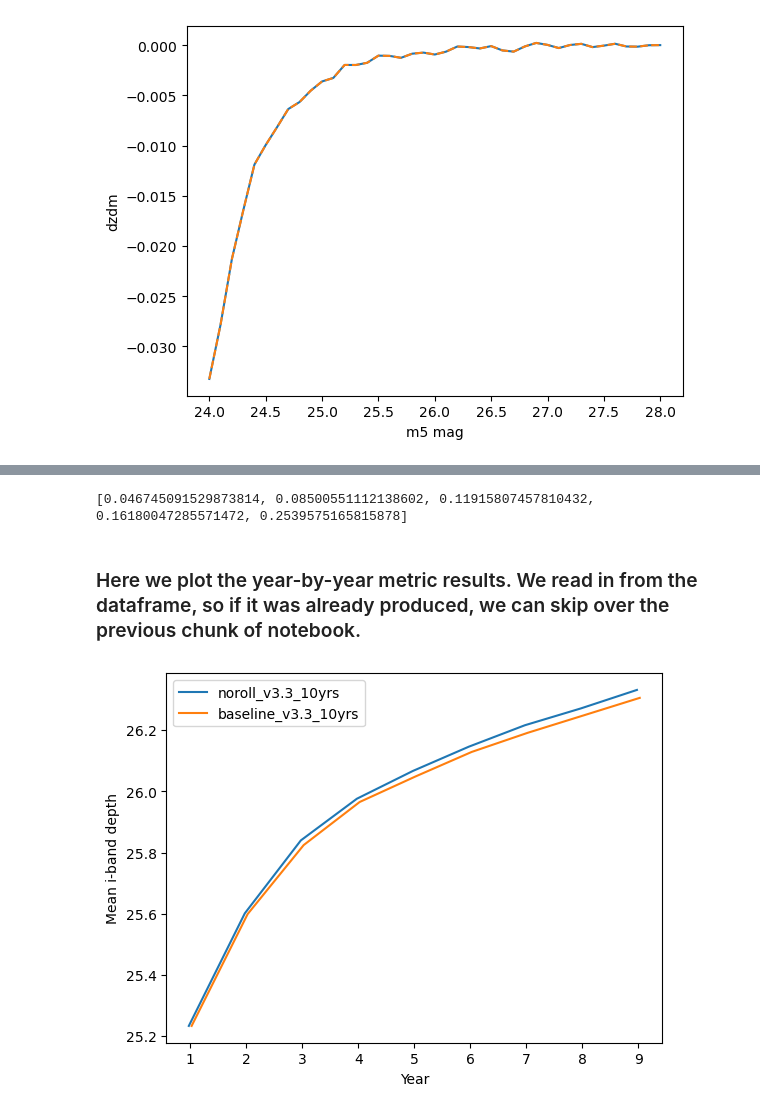
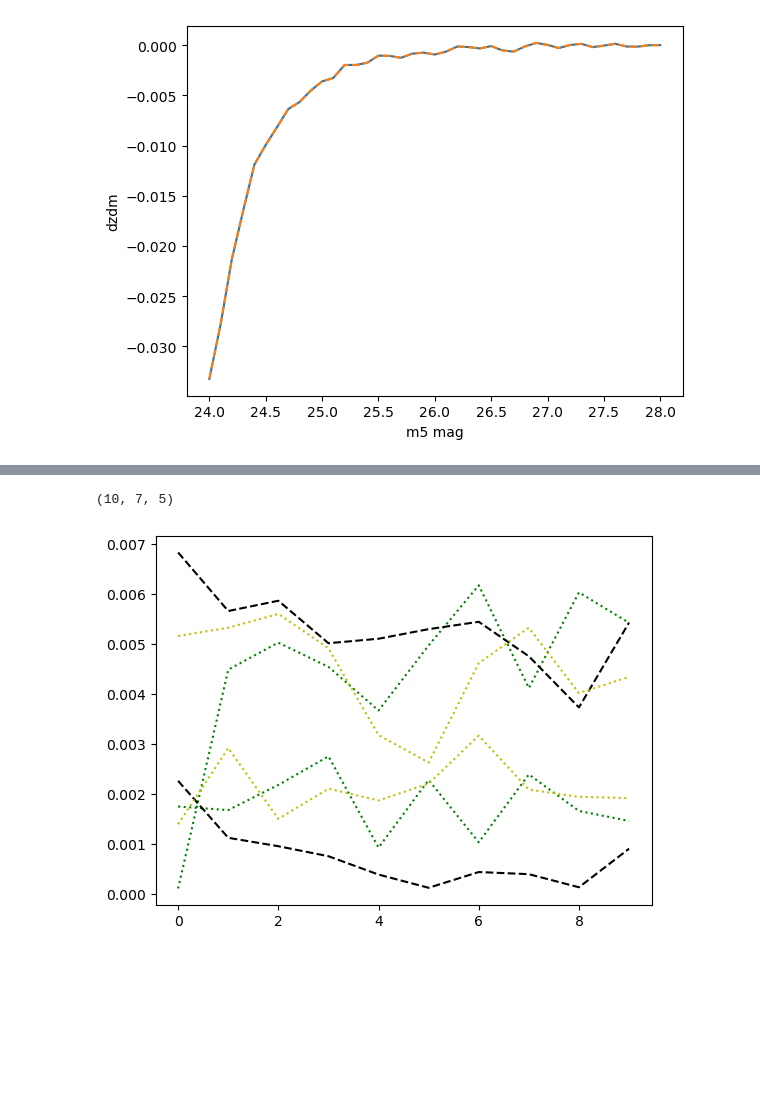
Before and after one commit to LSSTDESC/ObsStrat, a Jupyter notebook: code/meanz_uniformity/iband_to_meanz_jn.ipynb, the cells around one changed output, grey strips where cells are left out. Cells and saved outputs as stored; diff of their text form; code cells hidden in the pictures; blank space fills up the shorter version.

```diff
--- a/code/meanz_uniformity/iband_to_meanz_jn.ipynb
+++ b/code/meanz_uniformity/iband_to_meanz_jn.ipynb
@@ -150,10 +138,0 @@ Text(0, 0.5, 'dz')
-# %%
-vec = mzmod.sensitivity(num_bins=5,fiducial_ilim=24.1)
-print(vec)
-# import numpy.random as random
-# vec = np.linspace(2,18,17)
-# print(vec)
-# random.shuffle(vec)
-# print(vec)
-# %% [output]
-[0.046745091529873814, 0.08500551112138602, 0.11915807457810432, 0.16180047285571472, 0.2539575165815878]
@@ -166,7 +139,21 @@ print(vec)
-# %% [markdown]
-### Here we plot the year-by-year metric results.  We read in from the dataframe, so if it was already produced, we can skip over the previous chunk of notebook.
-# %%
-v33_df = pd.read_pickle('v33_dataframe_withmeanz.pkl')
-mzmod.plot_metric_by_year(v33_df, 'Mean i-band depth')
-# %% [output]
-[figure, removed]
+# %%
+# Testing the deriv code
+import pandas as pd
+import numpy as np
+import matplotlib.pyplot as plt
+tmp = pd.read_pickle('uniformity_pkl/meanzderiv.pkl')
+# array of the derivative of <z> with respect to m5, for each combination
+#    of year, band, and bin number
+# i.e. axes are ((nyears,nbands,nbins))
+# bands are u,g,r,i,z,y,combined
+print(np.shape(tmp))
+band = 6
+years = range(10)
+ls = ['-',':','-.','--','-',':']
+cols=['b','g','r','k','m','y']
+for band in [1,3,5]:
+    for bin in range(2):
+        plt.plot(years,np.abs(tmp[:,band,bin]), linestyle=ls[band],color=cols[band])
+# %% [output]
+(10, 7, 5)
+[figure, added]
```
Also changed, not shown: parts of 12 cells of this notebook, 2 other files.
